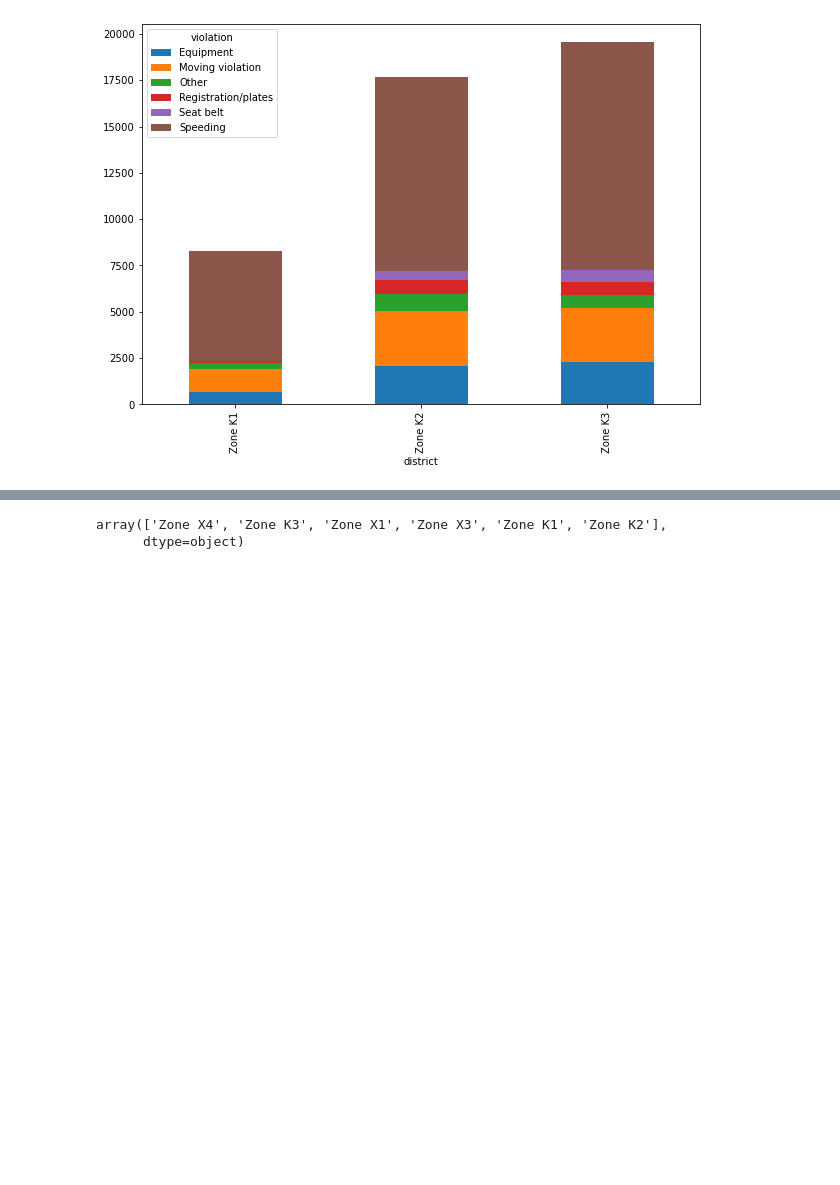
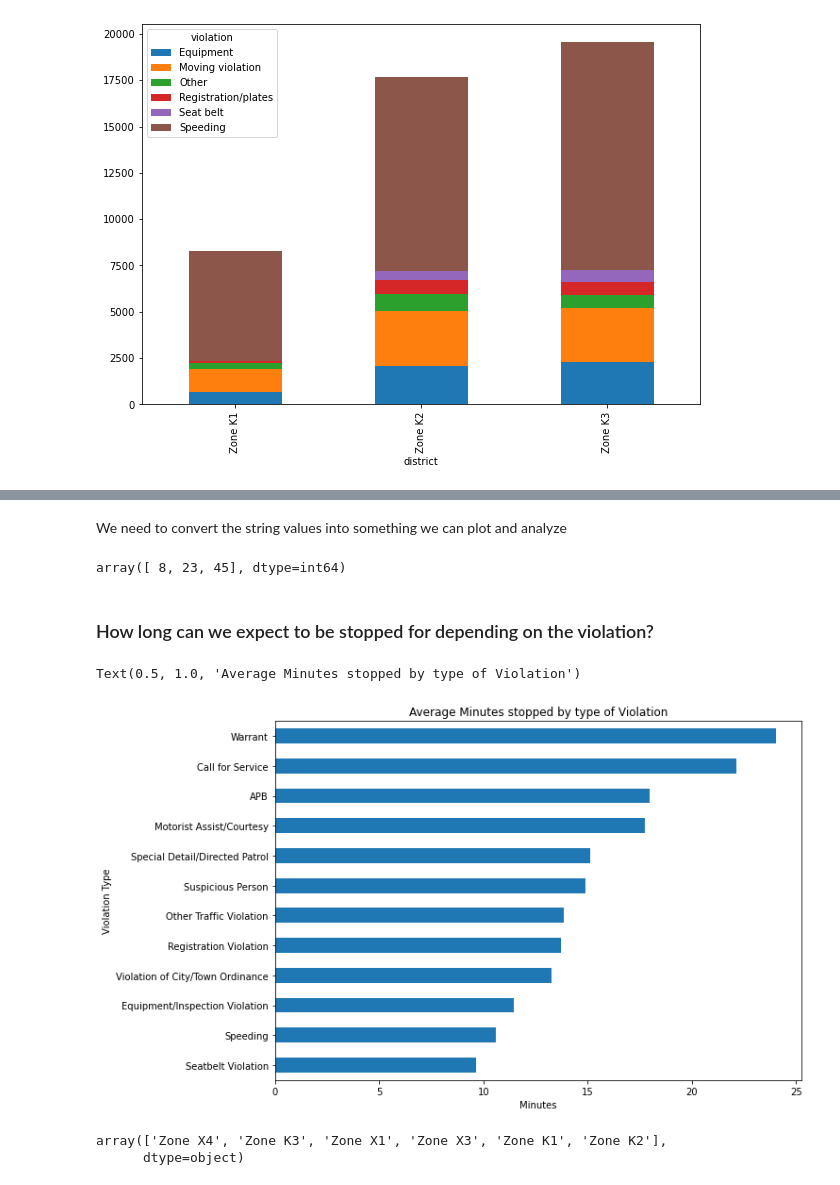
Before and after one commit to kipmadden/Stanford-Open-Policing-Project, a Jupyter notebook: Stanford Open Policing Project - Rhode Island Analysis.ipynb, the cells around one changed output, grey strips where cells are left out. Cells and saved outputs as stored; diff of their text form; code cells hidden in the pictures; blank space fills up the shorter version.

Commit message:
mapped stop_duration from string to int and plotted horizontal bar chart of avg stopped time by violation type

```diff
--- a/Stanford Open Policing Project - Rhode Island Analysis.ipynb
+++ b/Stanford Open Policing Project - Rhode Island Analysis.ipynb
@@ -582,3 +588,29 @@ k_zones.plot.bar(stacked=True)
+# %% [markdown]
+We need to convert the string values into something we can plot and analyze
+# %%
+# Create a dictionary that maps strings to integers
+mapping = {'0-15 Min':8,'16-30 Min':23,'30+ Min':45}
+
+# Convert the 'stop_duration' strings to integers using the 'mapping'
+ri['stop_minutes'] = ri.stop_duration.map(mapping)
+# %%
+ri.stop_minutes.unique()
+# %% [output]
+array([ 8, 23, 45], dtype=int64)
+# %% [markdown]
+### How long can we expect to be stopped for depending on the violation?
+# %%
+# Calculate the mean 'stop_minutes' for each value in 'violation_raw'
+stop_length = ri.groupby('violation_raw').stop_minutes.mean()
+# %%
+# Sort 'stop_length' by its values and create a horizontal bar plot
+stop_length.sort_values().plot(kind='barh')
+plt.xlabel('Minutes')
+plt.ylabel('Violation Type')
+plt.title('Average Minutes stopped by type of Violation')
+# %% [output]
+Text(0.5, 1.0, 'Average Minutes stopped by type of Violation')
+[figure, added]
 # %%
 ri.district.unique()
 # %% [output]
```
Also changed, not shown: parts of 2 cells of this notebook.
